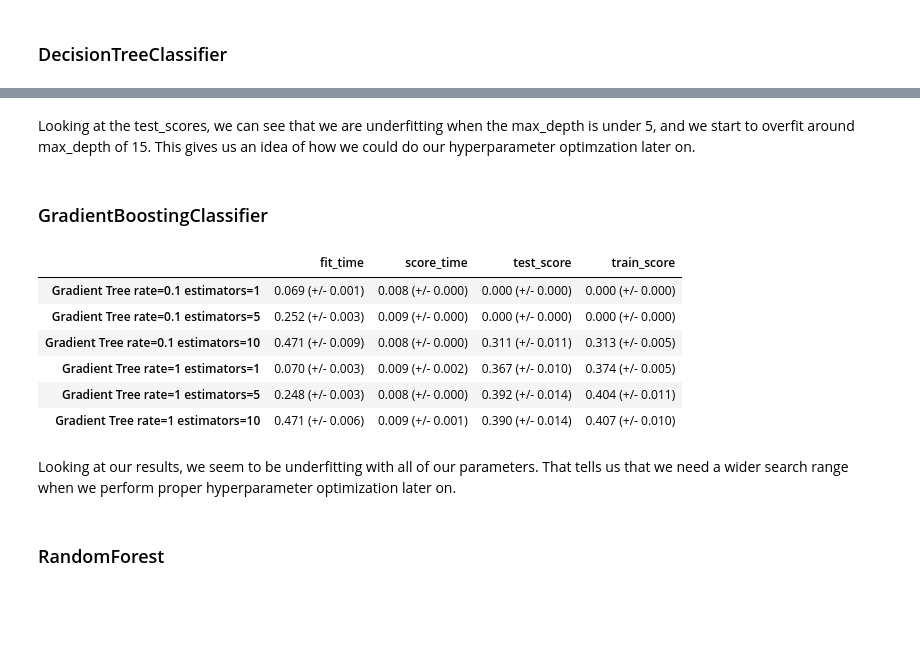
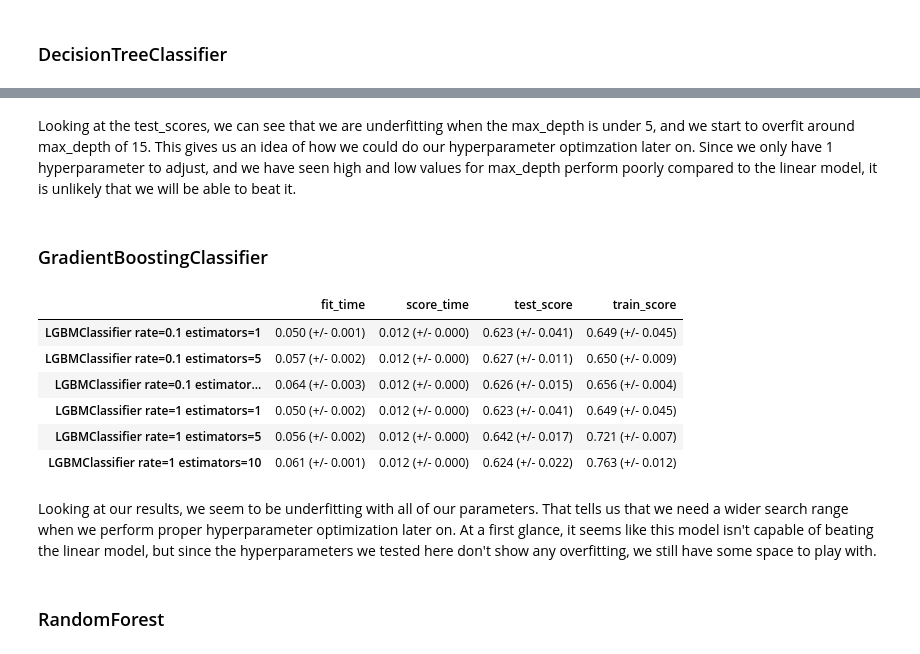
Before and after one commit to BradPeng/cpsc330-2023s, a Jupyter notebook: hw/hw5/hw5.ipynb, the cells around one changed output, grey strips where cells are left out. Cells and saved outputs as stored; diff of their text form; code cells hidden in the pictures; blank space fills up the shorter version.

```diff
--- a/hw/hw5/hw5.ipynb
+++ b/hw/hw5/hw5.ipynb
@@ -518,0 +482,14 @@ Ellipsis
+# %%
+# From lecture 4 and lecture 8 notes
+
+# I am manually performing a grid search as a means of "tuning" the hyperparameters as required in the question description
+c_vals = [0.01, 0.1, 1, 10, 100]
+lr_results = {}
+for i in c_vals:
+    pipe_lr = make_pipeline(
+        preprocessor, LogisticRegression(C=i, class_weight="balanced", max_iter=1000)
+    )
+    lr_results[f"LogisticRegression C={i}"] = mean_std_cross_val_scores(
+        pipe_lr, X_train, y_train, return_train_score=True, scoring=f1_scorer
+    )
+pd.DataFrame(lr_results).T
@@ -564,29 +550,29 @@ pd.DataFrame(decision_tree_results).T
 # %% [markdown]
-Looking at the test_scores, we can see that we are underfitting when the max_depth is under 5, and we start to overfit around max_depth of 15. This gives us an idea of how we could do our hyperparameter optimzation later on.
+Looking at the test_scores, we can see that we are underfitting when the max_depth is under 5, and we start to overfit around max_depth of 15. This gives us an idea of how we could do our hyperparameter optimzation later on. Since we only have 1 hyperparameter to adjust, and we have seen high and low values for max_depth perform poorly compared to the linear model, it is unlikely that we will be able to beat it.
 # %% [markdown]
 ### GradientBoostingClassifier
 # %%
-from sklearn.ensemble import GradientBoostingClassifier
-graident_tree_results = {}
+from lightgbm.sklearn import LGBMClassifier
+LGBMClassifier_results = {}
 learning_rate = [0.1, 1]
 n_estimators = [1, 5, 10]
 for i in learning_rate:
     for j in n_estimators:
-        pipe_lr = make_pipeline(preprocessor, GradientBoostingClassifier(learning_rate=i, n_estimators=j))
-        graident_tree_results[f"Gradient Tree rate={i} estimators={j}"] = mean_std_cross_val_scores(
-            pipe_lr, X_train, y_train, return_train_score=True, scoring=f1_scorer)
+        pipe_lgbm = make_pipeline(preprocessor, LGBMClassifier(learning_rate=i, n_estimators=j, class_weight="balanced"))
+        LGBMClassifier_results[f"LGBMClassifier rate={i} estimators={j}"] = mean_std_cross_val_scores(
+            pipe_lgbm, X_train, y_train, return_train_score=True, scoring=f1_scorer)
 # %%
-pd.DataFrame(graident_tree_results).T
+pd.DataFrame(LGBMClassifier_results).T
 # %% [output]
 |  | fit_time | score_time | test_score | train_score |
-| Gradient Tree rate=0.1 estimators=1 | 0.069 (+/- 0.001) | 0.008 (+/- 0.000) | 0.000 (+/- 0.000) | 0.000 (+/- 0.000) |
-| Gradient Tree rate=0.1 estimators=5 | 0.252 (+/- 0.003) | 0.009 (+/- 0.000) | 0.000 (+/- 0.000) | 0.000 (+/- 0.000) |
-| Gradient Tree rate=0.1 estimators=10 | 0.471 (+/- 0.009) | 0.008 (+/- 0.000) | 0.311 (+/- 0.011) | 0.313 (+/- 0.005) |
-| Gradient Tree rate=1 estimators=1 | 0.070 (+/- 0.003) | 0.009 (+/- 0.002) | 0.367 (+/- 0.010) | 0.374 (+/- 0.005) |
-| Gradient Tree rate=1 estimators=5 | 0.248 (+/- 0.003) | 0.008 (+/- 0.000) | 0.392 (+/- 0.014) | 0.404 (+/- 0.011) |
-| Gradient Tree rate=1 estimators=10 | 0.471 (+/- 0.006) | 0.009 (+/- 0.001) | 0.390 (+/- 0.014) | 0.407 (+/- 0.010) |
+| LGBMClassifier rate=0.1 estimators=1 | 0.050 (+/- 0.001) | 0.012 (+/- 0.000) | 0.623 (+/- 0.041) | 0.649 (+/- 0.045) |
+| LGBMClassifier rate=0.1 estimators=5 | 0.057 (+/- 0.002) | 0.012 (+/- 0.000) | 0.627 (+/- 0.011) | 0.650 (+/- 0.009) |
+| LGBMClassifier rate=0.1 estimator... | 0.064 (+/- 0.003) | 0.012 (+/- 0.000) | 0.626 (+/- 0.015) | 0.656 (+/- 0.004) |
+| LGBMClassifier rate=1 estimators=1 | 0.050 (+/- 0.002) | 0.012 (+/- 0.000) | 0.623 (+/- 0.041) | 0.649 (+/- 0.045) |
+| LGBMClassifier rate=1 estimators=5 | 0.056 (+/- 0.002) | 0.012 (+/- 0.000) | 0.642 (+/- 0.017) | 0.721 (+/- 0.007) |
+| LGBMClassifier rate=1 estimators=10 | 0.061 (+/- 0.001) | 0.012 (+/- 0.000) | 0.624 (+/- 0.022) | 0.763 (+/- 0.012) |
 # %% [markdown]
-Looking at our results, we seem to be underfitting with all of our parameters. That tells us that we need a wider search range when we perform proper hyperparameter optimization later on.
+Looking at our results, we seem to be underfitting with all of our parameters. That tells us that we need a wider search range when we perform proper hyperparameter optimization later on. At a first glance, it seems like this model isn't capable of beating the linear model, but since the hyperparameters we tested here don't show any overfitting, we still have some space to play with.
 # %% [markdown]
 ### RandomForest
 # %%
```
Also changed, not shown: parts of 31 cells of this notebook, 1 other file.
